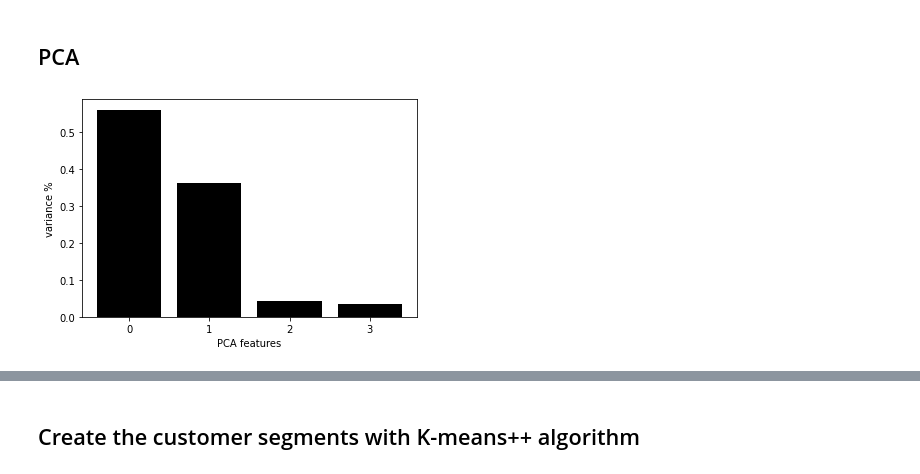
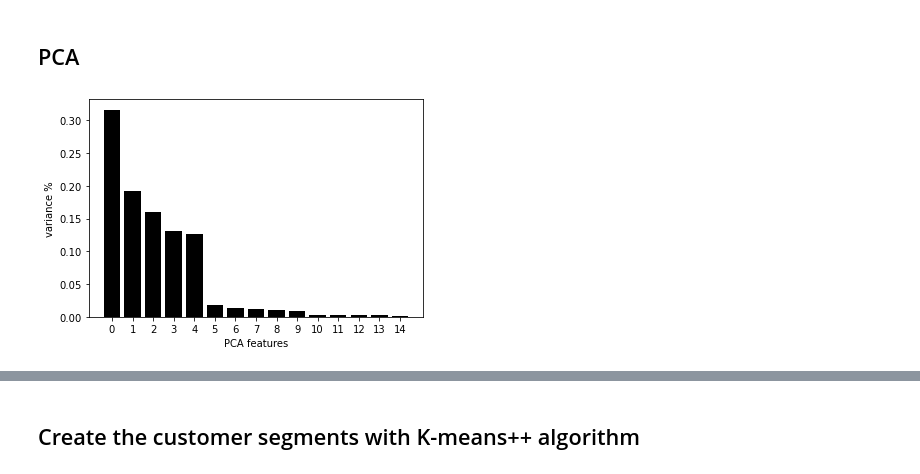
Before and after one commit to NhatVu/Customer_clustering, a Jupyter notebook: ca683_Assignmen.ipynb, the cells around one changed output, grey strips where cells are left out. Cells and saved outputs as stored; diff of their text form; code cells hidden in the pictures.

```diff
--- a/ca683_Assignmen.ipynb
+++ b/ca683_Assignmen.ipynb
@@ -168,0 +23,2 @@ sns.histplot(x='Price', data= unified_data).set(title='Data distribution of Pric
+# %%
+unified_data = pd.read_parquet('./online_retail_clean.parquet')
@@ -218,0 +262,7 @@ plt.subplots_adjust(left=0.1,
+# %%
+column_names = []
+for tuple_columns in advanced_rfm_df.columns:
+    column_names.append(f'{tuple_columns[0]}_{tuple_columns[1]}')
+
+print(column_names)
+advanced_rfm_df.columns = column_names
@@ -219,20 +281,17 @@ plt.subplots_adjust(left=0.1,
 # %%
 # advanced_rfm_df = advanced_rfm_df[advanced_rfm_df["Recency"]!=0]
 # Because the data is skewed to the right so we need to transform by using Log Transformation
-advanced_rfm_df["Monetary"]=advanced_rfm_df["Monetary"]
-advanced_rfm_df["R_log"] = np.log(advanced_rfm_df["Recency"]+1)
-advanced_rfm_df["F_log"] = np.log(advanced_rfm_df["Frequency"])
-advanced_rfm_df["M_log"] = np.log(advanced_rfm_df["Monetary"])
+advanced_rfm_df = np.log(advanced_rfm_df + 1)
 # advanced_rfm_df["T_log"] = np.log(advanced_rfm_df["Tenure"]+1)
 
-# Plot RFM distribution again
-plt.figure(figsize=(16,14))
-plt.subplot(3,1,1)
-sns.distplot(advanced_rfm_df["R_log"])
-plt.subplot(3,1,2);
-sns.distplot(advanced_rfm_df["F_log"] )
-plt.subplot(3,1,3)
-sns.distplot(advanced_rfm_df["M_log"])
-# plt.subplot(4,1,4)
-# sns.distplot(advanced_rfm_df["T_log"])
-plt.show();
+# # Plot RFM distribution again
+# plt.figure(figsize=(16,14))
+# plt.subplot(3,1,1)
+# sns.distplot(advanced_rfm_df["R_log"])
+# plt.subplot(3,1,2);
+# sns.distplot(advanced_rfm_df["F_log"] )
+# plt.subplot(3,1,3)
+# sns.distplot(advanced_rfm_df["M_log"])
+# # plt.subplot(4,1,4)
+# # sns.distplot(advanced_rfm_df["T_log"])
+# plt.show();
@@ -255,12 +320,12 @@ advanced_rfm_df.describe().T
 from sklearn.preprocessing import MinMaxScaler
 # Standardize mean and standard deviation
 scaler = MinMaxScaler()
-ad_data_process_log = advanced_rfm_df[["R_log","F_log","M_log","Tenure"]]
+ad_data_process_log = advanced_rfm_df[column_names]
 # ad_data_process_log = advanced_rfm_df[["R_log","F_log","M_log","T_log"]]
 scaler.fit(ad_data_process_log)
 ad_data_process_norm = scaler.transform(ad_data_process_log)
 ad_data_process_norm_df = pd.DataFrame(ad_data_process_norm)
-ad_data_process_norm_df.columns = ["Recency","Frequency","Monetary","Tenure"]
+ad_data_process_norm_df.columns = column_names
 ad_data_process_norm_df.describe().round(2).T
 # %% [output]
 |  | count | mean | std | min | 25% | 50% | 75% | max |
@@ -281,17 +368,17 @@ ad_data_process_norm_df.quantile([.25, 0.5, 0.75, 0.8, 0.9, 0.99], axis=0).T
 # %%
 from sklearn.decomposition import PCA
 # Standardize the data to have a mean of ~0 and a variance of 1
 # x_std = StandardScaler().fit_transform(ad_data_process_log)
 # Create a PCA instance: pca
-pca = PCA(n_components=4)
+pca = PCA(n_components=len(column_names))
 principalComponents = pca.fit_transform(ad_data_process_norm)
 # Plot the explained variances
 features = range(pca.n_components_)
 plt.bar(features, pca.explained_variance_ratio_, color='black');
 plt.xlabel('PCA features')
 plt.ylabel('variance %')
 plt.xticks(features)
 # Save components to a DataFrame
 PCA_components = pd.DataFrame(principalComponents)
 # %% [output]
-[figure, old version]
+[figure, new version]
```
Also changed, not shown: parts of 68 cells of this notebook, 9 other files.
